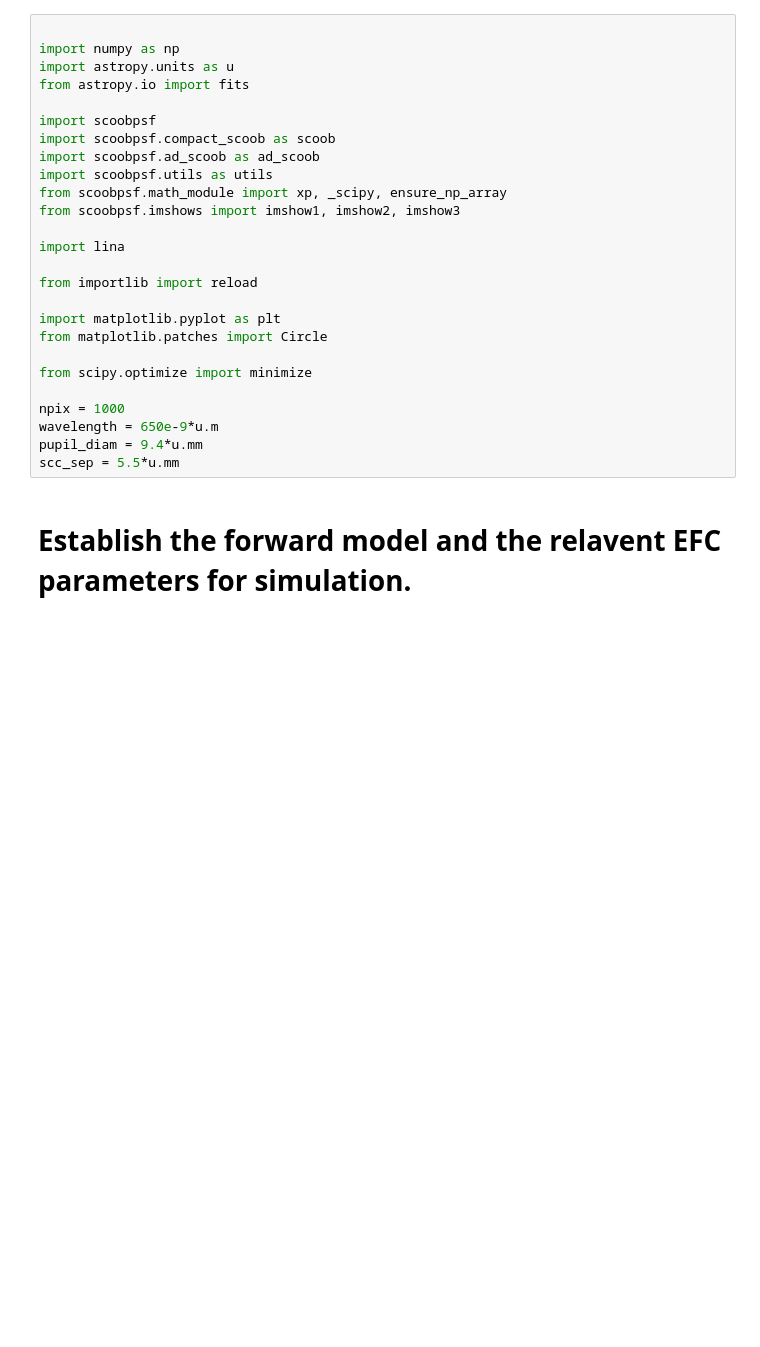
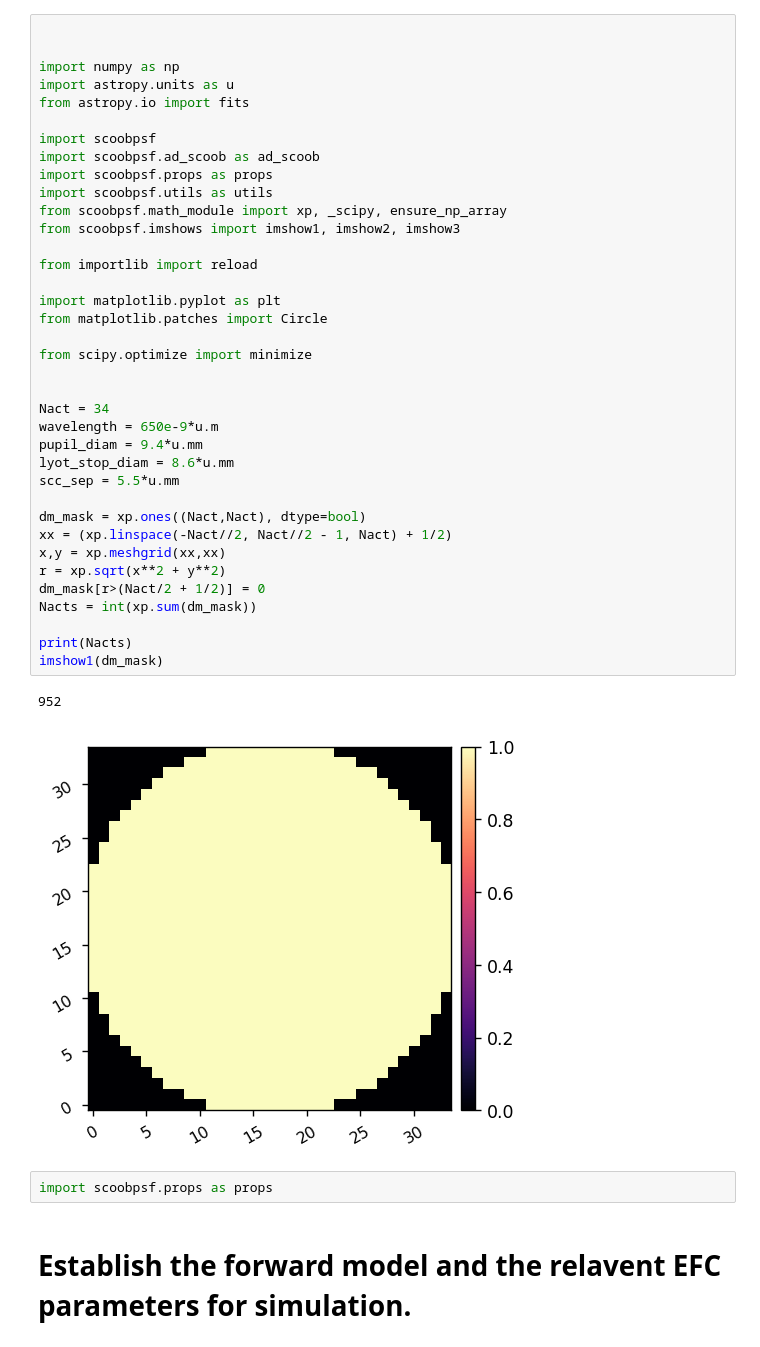
Before and after one commit to uasal/scoob-psf, a Jupyter notebook: example-notebooks/ad_scoob_tests.ipynb, the cells around one changed output. Saved outputs shown, nothing was run; the diff lists cells and outputs as text; blank space fills up the shorter version.

```diff
--- a/example-notebooks/ad_scoob_tests.ipynb
+++ b/example-notebooks/ad_scoob_tests.ipynb
@@ -1,28 +1,44 @@
 # %%
+
 
 import numpy as np
 import astropy.units as u
 from astropy.io import fits
 
 import scoobpsf
-import scoobpsf.compact_scoob as scoob
 import scoobpsf.ad_scoob as ad_scoob
+import scoobpsf.props as props
 import scoobpsf.utils as utils
 from scoobpsf.math_module import xp, _scipy, ensure_np_array
 from scoobpsf.imshows import imshow1, imshow2, imshow3
-
-import lina
 
 from importlib import reload
 
 import matplotlib.pyplot as plt
 from matplotlib.patches import Circle
 
 from scipy.optimize import minimize
 
-npix = 1000
+
+Nact = 34
 wavelength = 650e-9*u.m
 pupil_diam = 9.4*u.mm
+lyot_stop_diam = 8.6*u.mm
 scc_sep = 5.5*u.mm
+
+dm_mask = xp.ones((Nact,Nact), dtype=bool)
+xx = (xp.linspace(-Nact//2, Nact//2 - 1, Nact) + 1/2)
+x,y = xp.meshgrid(xx,xx)
+r = xp.sqrt(x**2 + y**2)
+dm_mask[r>(Nact/2 + 1/2)] = 0
+Nacts = int(xp.sum(dm_mask))
+
+print(Nacts)
+imshow1(dm_mask)
+# %% [output]
+952
+[figure, added]
+# %%
+import scoobpsf.props as props
 # %% [markdown]
 # Establish the forward model and the relavent EFC parameters for simulation.
```
Also changed, not shown: parts of 4 cells of this notebook, 3 other files.
